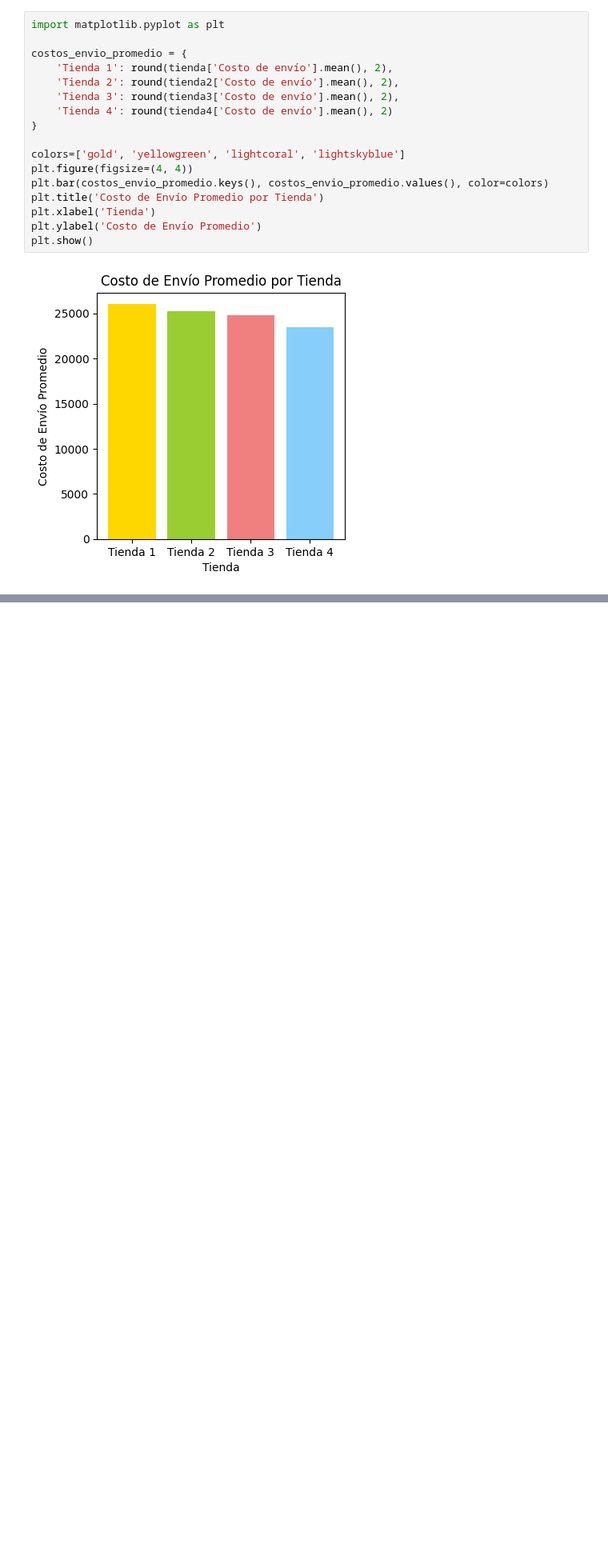
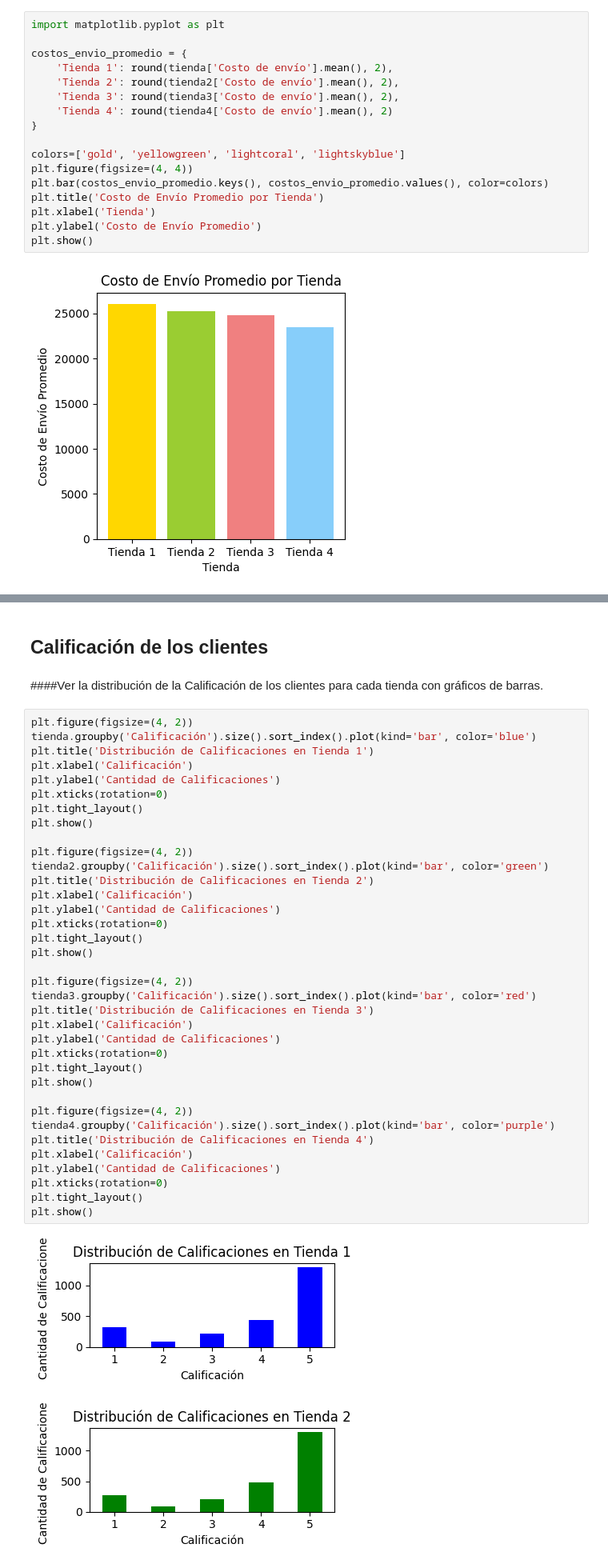
Before and after one commit to Gaby46Pe/challenge1-data-science-latam-gap, a Jupyter notebook: AluraStoreLatam.ipynb, the cells around one changed output, grey strips where cells are left out. Shown at 80% size. Drawn from its saved outputs; the diff is of its cells as text; blank space fills up the shorter version.

```diff
--- a/AluraStoreLatam.ipynb
+++ b/AluraStoreLatam.ipynb
@@ -969,0 +871,43 @@ plt.show()
+# %% [markdown]
+## **Calificación de los clientes**
+# %% [markdown]
+####Ver la distribución de la Calificación de los clientes para cada tienda con gráficos de barras.
+# %%
+plt.figure(figsize=(4, 2))
+tienda.groupby('Calificación').size().sort_index().plot(kind='bar', color='blue')
+plt.title('Distribución de Calificaciones en Tienda 1')
+plt.xlabel('Calificación')
+plt.ylabel('Cantidad de Calificaciones')
+plt.xticks(rotation=0)
+plt.tight_layout()
+plt.show()
+
+plt.figure(figsize=(4, 2))
+tienda2.groupby('Calificación').size().sort_index().plot(kind='bar', color='green')
+plt.title('Distribución de Calificaciones en Tienda 2')
+plt.xlabel('Calificación')
+plt.ylabel('Cantidad de Calificaciones')
+plt.xticks(rotation=0)
+plt.tight_layout()
+plt.show()
+
+plt.figure(figsize=(4, 2))
+tienda3.groupby('Calificación').size().sort_index().plot(kind='bar', color='red')
+plt.title('Distribución de Calificaciones en Tienda 3')
+plt.xlabel('Calificación')
+plt.ylabel('Cantidad de Calificaciones')
+plt.xticks(rotation=0)
+plt.tight_layout()
+plt.show()
+
+plt.figure(figsize=(4, 2))
+tienda4.groupby('Calificación').size().sort_index().plot(kind='bar', color='purple')
+plt.title('Distribución de Calificaciones en Tienda 4')
+plt.xlabel('Calificación')
+plt.ylabel('Cantidad de Calificaciones')
+plt.xticks(rotation=0)
+plt.tight_layout()
+plt.show()
+# %% [output]
+[figure, added]
+[figure, added]
```
Also changed, not shown: parts of 42 cells of this notebook.
